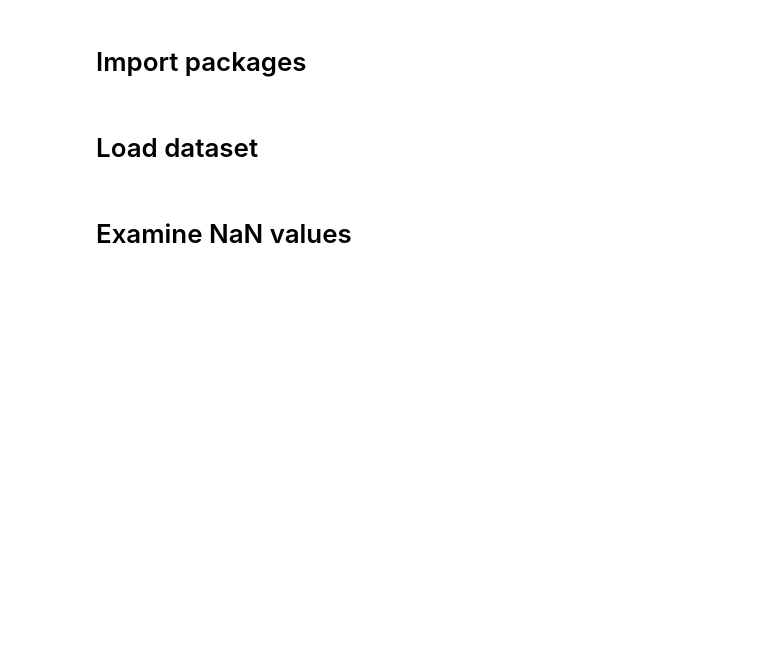
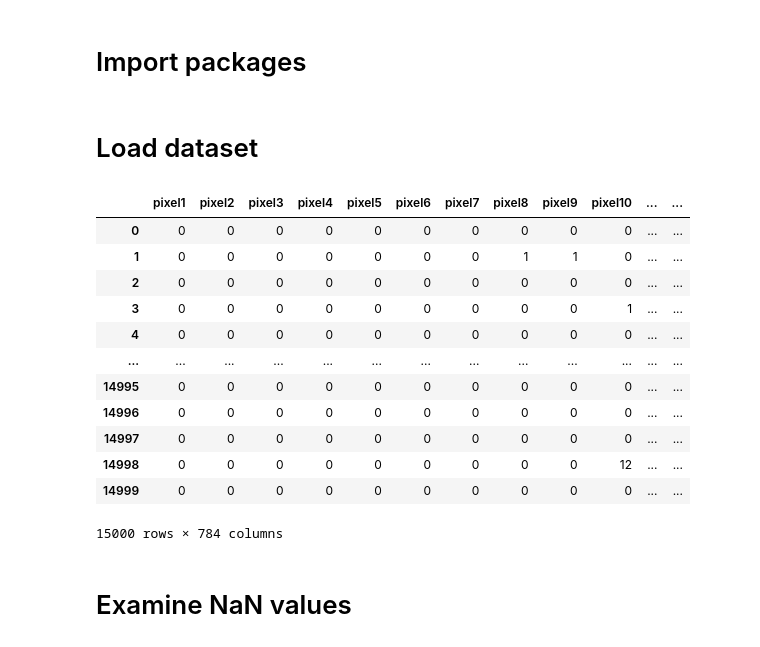
Before and after one commit to leechanhoe/fashion-mnist-svm, a Jupyter notebook: sourcecode(나반4조)/1차적으로10개에서2개뽑은후_2차적으로2개이진분류.ipynb, the cells around one changed output. Saved outputs shown, nothing was run; the diff lists cells and outputs as text; code cells hidden in the pictures; blank space fills up the shorter version.

```diff
--- a/sourcecode(나반4조)/1차적으로10개에서2개뽑은후_2차적으로2개이진분류.ipynb
+++ b/sourcecode(나반4조)/1차적으로10개에서2개뽑은후_2차적으로2개이진분류.ipynb
@@ -20,10 +18,41 @@ warnings.filterwarnings(action='ignore', category=UserWarning)
 # Load dataset
 # %%
 train = pd.read_csv('./fashion-mnist_train.csv')
-test = pd.read_csv('./fashion-mnist_test.csv')
+
+# 이미지 파일 경로 목록 불러오기
+image_files = sorted(glob.glob('./data/*.png'))
+
+# 이미지 파일 불러오기
+images = []
+for image_file in image_files:
+    image = Image.open(image_file)
+    image = image.convert('L')  # 'L': 8-bit pixels, black and white
+    image = np.array(image)
+    images.append(image)
+
+# 이미지 배열로 변환
+test = np.array(images)
+# 이미지 배열을 2차원으로 변환
+test_flattened = test.reshape(test.shape[0], -1)
 # %%
 df_train = train.copy()
-df_test = test.copy()
+df_test = pd.DataFrame(test_flattened, columns=[f"pixel{i+1}" for i in range(test_flattened.shape[1])])
+# %%
+df_test
+# %% [output]
+|  | pixel1 | pixel2 | pixel3 | pixel4 | pixel5 | pixel6 | pixel7 | pixel8 | pixel9 | pixel10 | ... | ... |
+| 0 | 0 | 0 | 0 | 0 | 0 | 0 | 0 | 0 | 0 | 0 | ... | ... |
+| 1 | 0 | 0 | 0 | 0 | 0 | 0 | 0 | 1 | 1 | 0 | ... | ... |
+| 2 | 0 | 0 | 0 | 0 | 0 | 0 | 0 | 0 | 0 | 0 | ... | ... |
+| 3 | 0 | 0 | 0 | 0 | 0 | 0 | 0 | 0 | 0 | 1 | ... | ... |
+| 4 | 0 | 0 | 0 | 0 | 0 | 0 | 0 | 0 | 0 | 0 | ... | ... |
+| ... | ... | ... | ... | ... | ... | ... | ... | ... | ... | ... | ... | ... |
+| 14995 | 0 | 0 | 0 | 0 | 0 | 0 | 0 | 0 | 0 | 0 | ... | ... |
+| 14996 | 0 | 0 | 0 | 0 | 0 | 0 | 0 | 0 | 0 | 0 | ... | ... |
+| 14997 | 0 | 0 | 0 | 0 | 0 | 0 | 0 | 0 | 0 | 0 | ... | ... |
+| 14998 | 0 | 0 | 0 | 0 | 0 | 0 | 0 | 0 | 0 | 12 | ... | ... |
+| 14999 | 0 | 0 | 0 | 0 | 0 | 0 | 0 | 0 | 0 | 0 | ... | ... |
+15000 rows × 784 columns
 # %% [markdown]
 # Examine NaN values
 # %%
```
Also changed, not shown: parts of 12 cells of this notebook, 13 other files.
